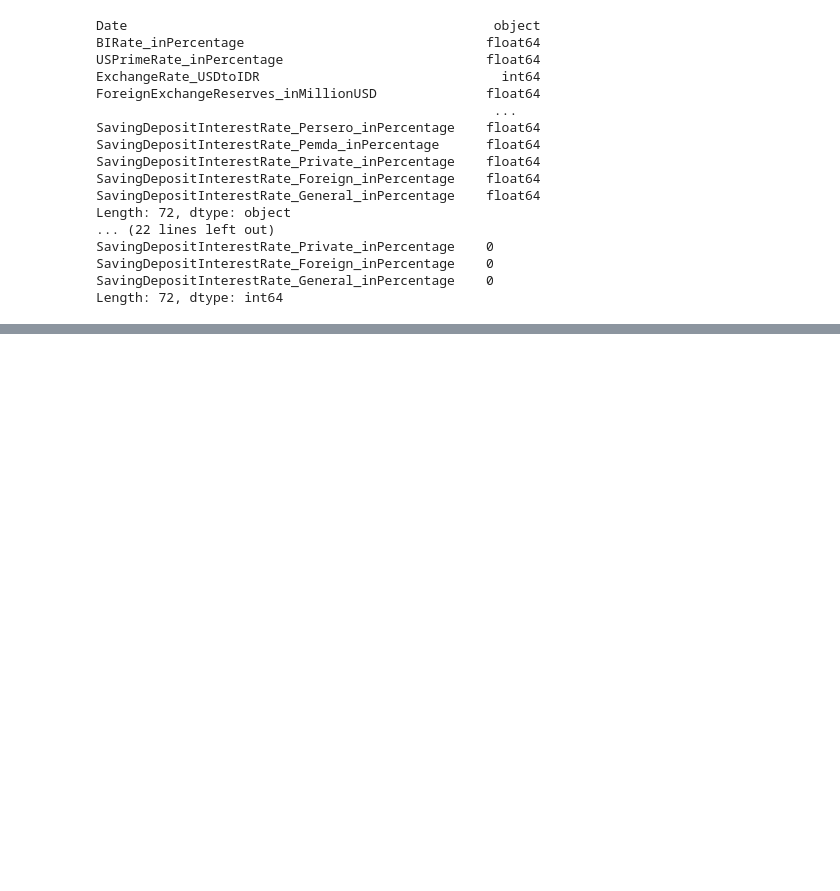
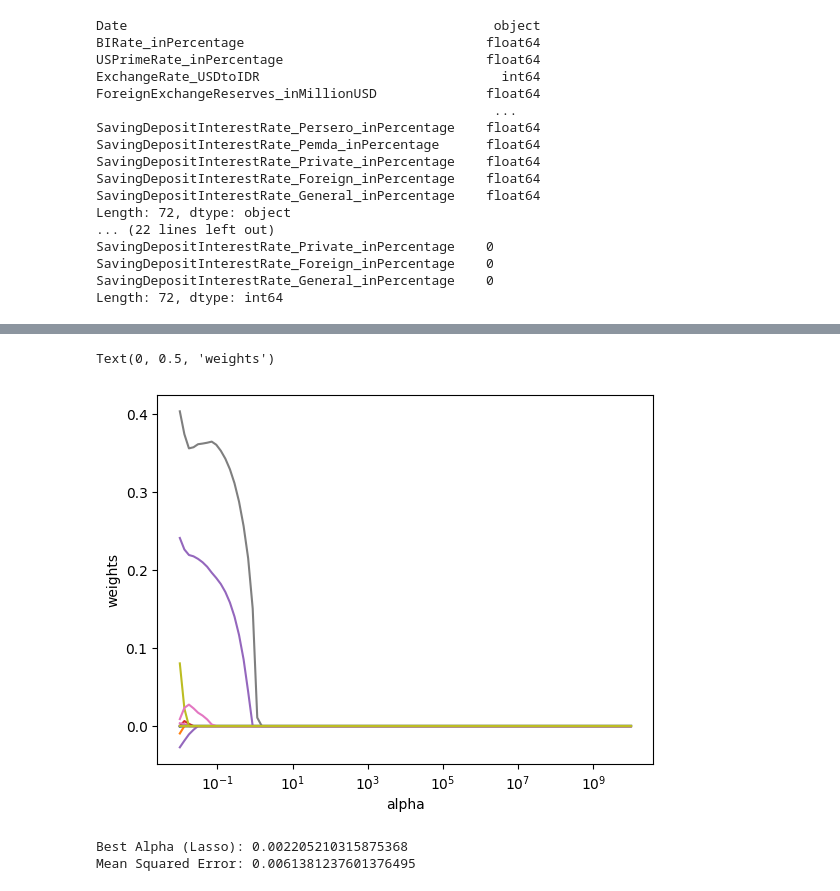
Before and after one commit to erinamifta4/Semester5__Econometric, a Jupyter notebook: Tugas1.ipynb, the cells around one changed output, grey strips where cells are left out. Saved outputs shown, nothing was run; the diff lists cells and outputs as text; code cells hidden in the pictures; blank space fills up the shorter version.

```diff
--- a/Tugas1.ipynb
+++ b/Tugas1.ipynb
@@ -277,0 +433,3 @@ gab
+# %%
+alphas = 10**np.linspace(10,-2,100)*0.5
+alphas
@@ -277,0 +454,36 @@ gab
+# %%
+scaler = StandardScaler()
+x_scaled = scaler.fit_transform(x)
+
+lasso = Lasso(max_iter=10000)
+coefs = []
+for a in alphas:
+    lasso.set_params(alpha=a)
+    lasso.fit(scale(x), y)
+    coefs.append(lasso.coef_)
+ax = plt.gca()
+ax.plot(alphas*2, coefs)
+ax.set_xscale('log')
+plt.axis('tight')
+plt.xlabel('alpha')
+plt.ylabel('weights')
+# %% [output]
+Text(0, 0.5, 'weights')
+[figure, added]
+# %%
+from sklearn import metrics
+scaler = StandardScaler()
+x_scaled = scaler.fit_transform(x)
+
+lasso_cv = LassoCV(alphas=None, cv=10, max_iter=100000)
+lasso_cv.fit(x_scaled, y)
+best_alpha = lasso_cv.alpha_
+lasso = Lasso(alpha=best_alpha, max_iter=10000)
+lasso.fit(x_scaled, y)
+mse = metrics.mean_squared_error(y, lasso.predict(x_scaled))
+
+print(f"Best Alpha (Lasso): {best_alpha}")
+print(f"Mean Squared Error: {mse}")
+# %% [output]
+Best Alpha (Lasso): 0.002205210315875368
+Mean Squared Error: 0.0061381237601376495
```
Also changed, not shown: parts of 54 cells of this notebook.
